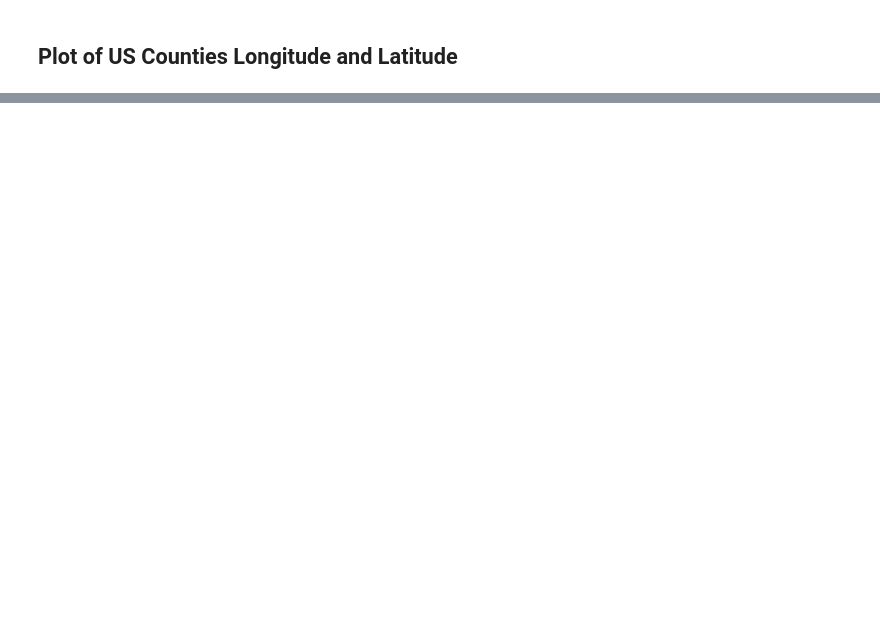
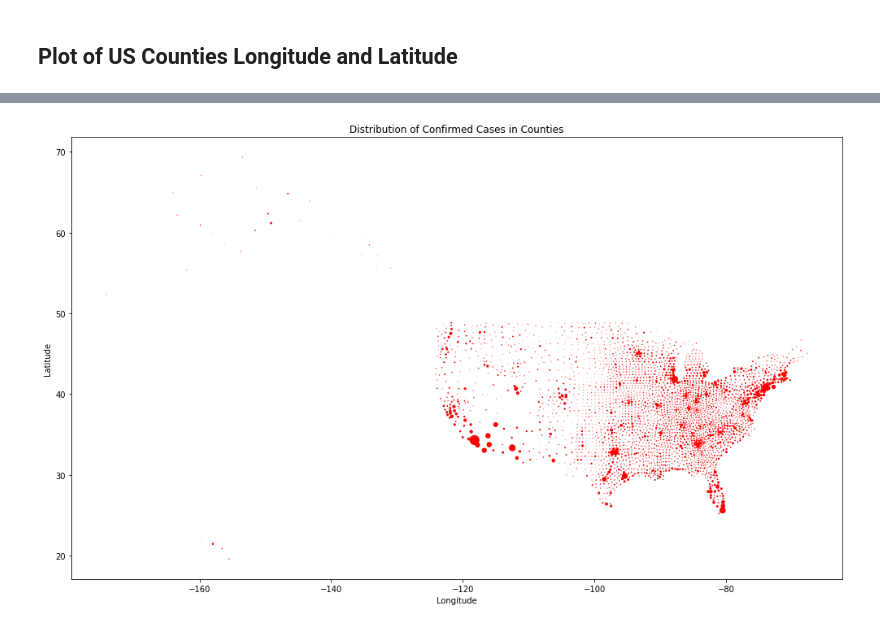
Before and after one commit to linsyzw/COVID_Insurance_Relation, a Jupyter notebook: Covid_Data.ipynb, the cells around one changed output, grey strips where cells are left out. Drawn from its saved outputs; the diff is of its cells as text; code cells hidden in the pictures; blank space fills up the shorter version.

```diff
--- a/Covid_Data.ipynb
+++ b/Covid_Data.ipynb
@@ -251,0 +254,23 @@ plt.show()
+# %%
+points_size = []
+
+confirmed_max = US_Confirmed['3/20/21'].max()
+insurance_min = US_Insurance['Insured: Number'].min()
+insurance_max = US_Insurance['Insured: Number'].max()
+
+for _, row in US_Confirmed.iterrows():
+  points_size.append((row['3/20/21']/confirmed_max)*500)
+
+points_color = []
+for _, row in US_Insurance.iterrows():
+  points_color.append((row['Insured: Number'] - insurance_min)/(insurance_max - insurance_min))
+
+# x-axis: # insured, y-axis: confirmed cases
+plt.figure(figsize=(17, 10))
+plt.scatter(US_Confirmed['Long_'], US_Confirmed['Lat'], s = points_size, c = "r", marker = ".")
+plt.xlabel('Longitude')
+plt.ylabel('Latitude')
+plt.title("Distribution of Confirmed Cases in Counties")
+plt.show()
+# %% [output]
+[figure, added]
```
Also changed, not shown: parts of 5 cells of this notebook.
